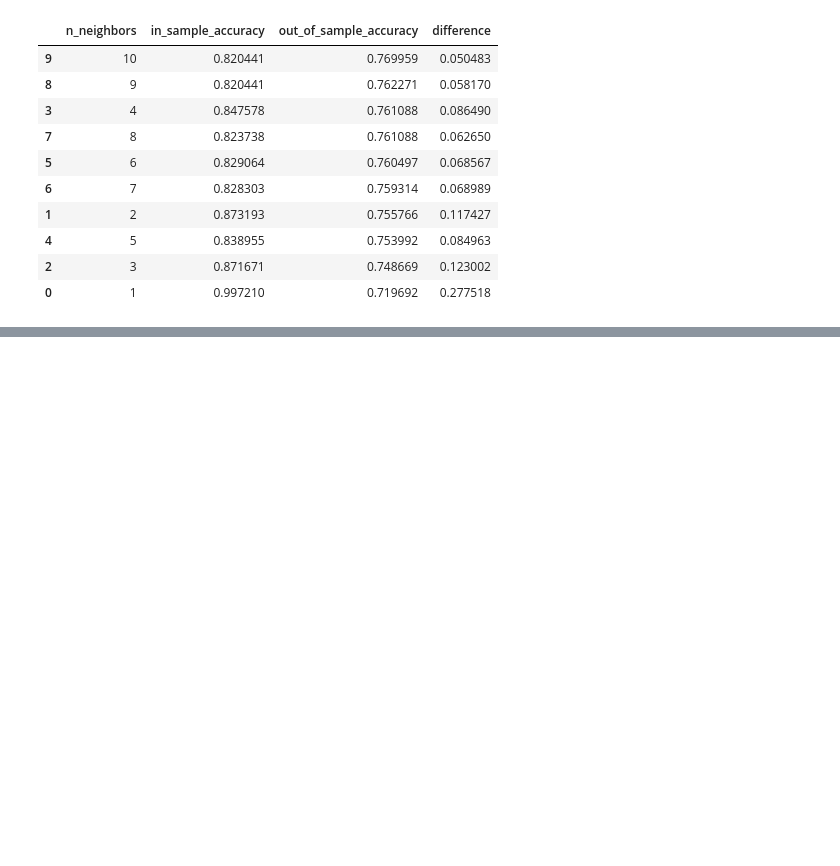
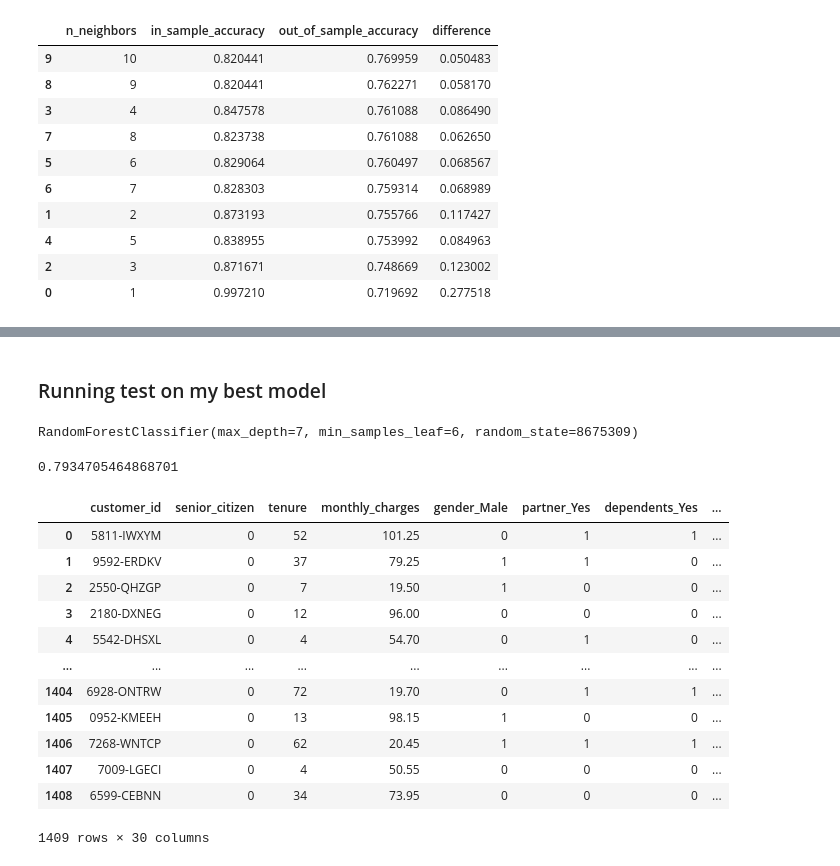
Before and after one commit to Andy-Jensen/Telco_project_part_1, a Jupyter notebook: explore_and_modeling.ipynb, the cells around one changed output, grey strips where cells are left out. Saved outputs shown, nothing was run; the diff lists cells and outputs as text; code cells hidden in the pictures; blank space fills up the shorter version.

```diff
--- a/explore_and_modeling.ipynb
+++ b/explore_and_modeling.ipynb
@@ -581,0 +645,2 @@ df.sort_values('out_of_sample_accuracy', ascending=False).head(10)
+# %% [markdown]
+### Running test on my best model
@@ -581,0 +653,26 @@ df.sort_values('out_of_sample_accuracy', ascending=False).head(10)
+# %%
+#fitting the model
+rf.fit(x_train, y_train)
+# %% [output]
+RandomForestClassifier(max_depth=7, min_samples_leaf=6, random_state=8675309)
+# %%
+#evaluating the model with the test set
+rf.score(x_test, y_test)
+# %% [output]
+0.7934705464868701
+# %%
+x_test.reset_index()
+# %% [output]
+|  | customer_id | senior_citizen | tenure | monthly_charges | gender_Male | partner_Yes | dependents_Yes | ... |
+| 0 | 5811-IWXYM | 0 | 52 | 101.25 | 0 | 1 | 1 | ... |
+| 1 | 9592-ERDKV | 0 | 37 | 79.25 | 1 | 1 | 0 | ... |
+| 2 | 2550-QHZGP | 0 | 7 | 19.50 | 1 | 0 | 0 | ... |
+| 3 | 2180-DXNEG | 0 | 12 | 96.00 | 0 | 0 | 0 | ... |
+| 4 | 5542-DHSXL | 0 | 4 | 54.70 | 0 | 1 | 0 | ... |
+| ... | ... | ... | ... | ... | ... | ... | ... | ... |
+| 1404 | 6928-ONTRW | 0 | 72 | 19.70 | 0 | 1 | 1 | ... |
+| 1405 | 0952-KMEEH | 0 | 13 | 98.15 | 1 | 0 | 0 | ... |
+| 1406 | 7268-WNTCP | 0 | 62 | 20.45 | 1 | 1 | 1 | ... |
+| 1407 | 7009-LGECI | 0 | 4 | 50.55 | 0 | 0 | 0 | ... |
+| 1408 | 6599-CEBNN | 0 | 34 | 73.95 | 0 | 0 | 0 | ... |
+1409 rows × 30 columns
```
Also changed, not shown: parts of 14 cells of this notebook, 2 other files.
